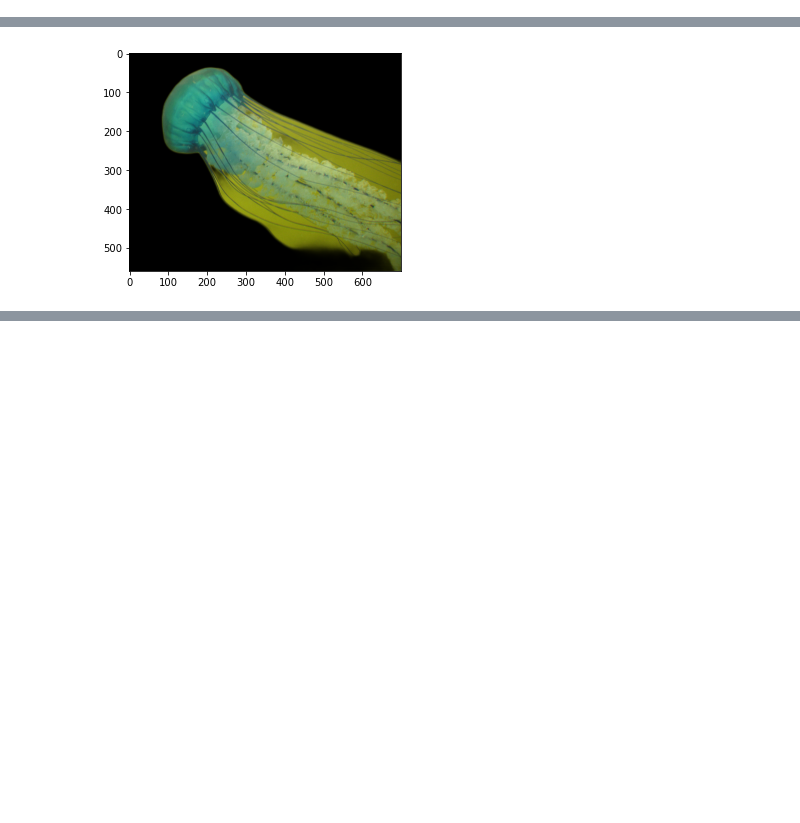
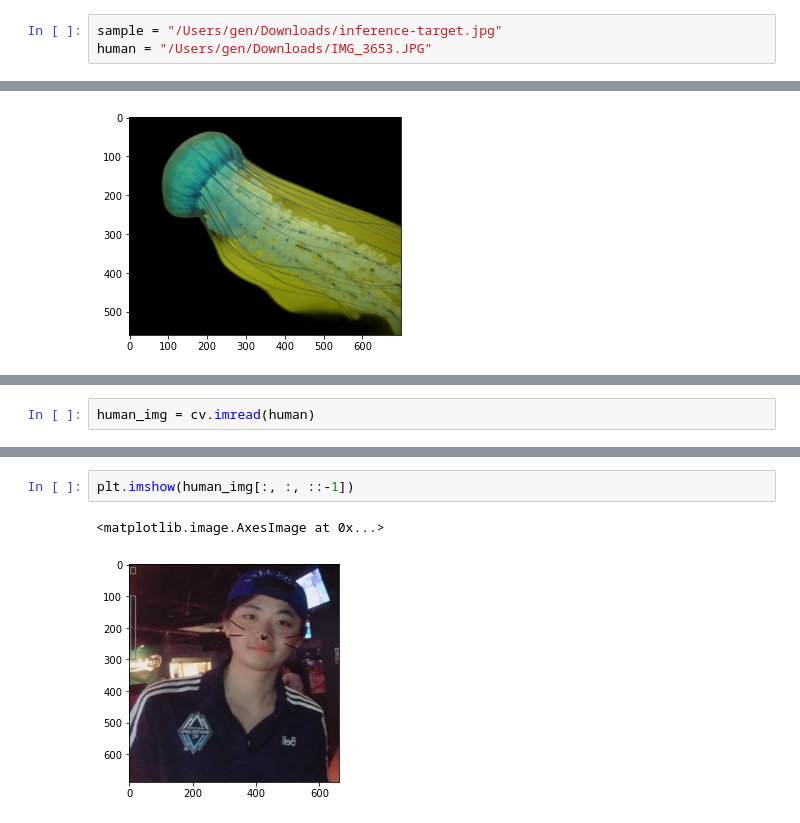
Before and after one commit to NMZ0429/BiWAKO, a Jupyter notebook: debug.ipynb, the cells around one changed output, grey strips where cells are left out. Cells and saved outputs as stored; diff of their text form; blank space fills up the shorter version.

```diff
--- a/debug.ipynb
+++ b/debug.ipynb
@@ -3,3 +5,6 @@ import matplotlib.pyplot as plt
 
 import BiWAKO
+# %%
+sample = "/Users/gen/Downloads/inference-target.jpg"
+human = "/Users/gen/Downloads/IMG_3653.JPG"
 # %% [markdown]
@@ -27,0 +67,2 @@ plt.imshow(result)
+# %%
+human_img = cv.imread(human)
@@ -27,0 +94,5 @@ plt.imshow(result)
+# %%
+plt.imshow(human_img[:, :, ::-1])
+# %% [output]
+<matplotlib.image.AxesImage at 0x...>
+[figure, added]
```
Also changed, not shown: parts of 21 cells of this notebook, 2 other files.
